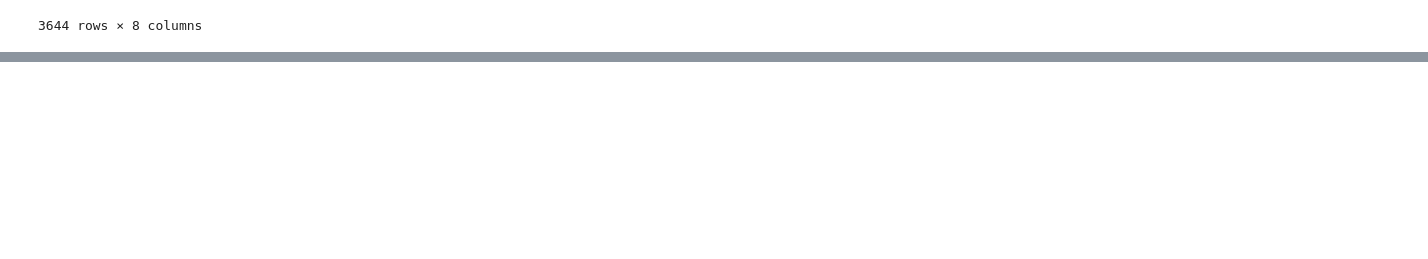
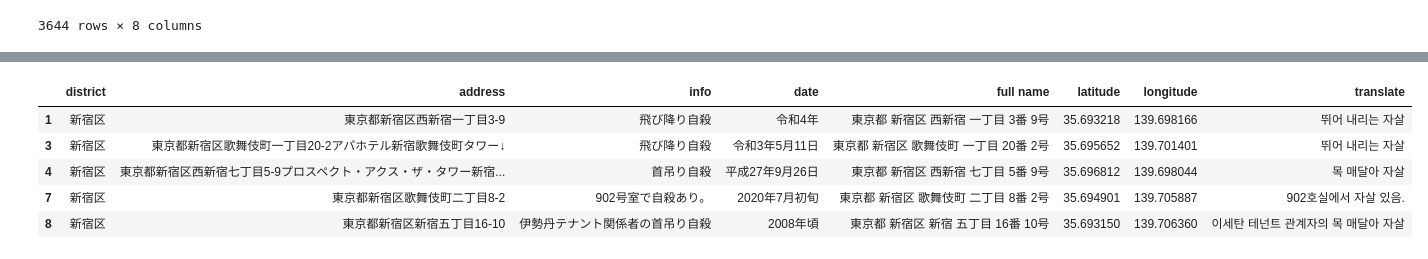
Before and after one commit to zinnie1025/AirbnbWise, a Jupyter notebook: Dataset_Processing/yunyoung/oshima_data_tagging.ipynb, the cells around one changed output, grey strips where cells are left out. Cells and saved outputs as stored; diff of their text form; code cells hidden in the pictures; blank space fills up the shorter version.

```diff
--- a/Dataset_Processing/yunyoung/oshima_data_tagging.ipynb
+++ b/Dataset_Processing/yunyoung/oshima_data_tagging.ipynb
@@ -544,0 +599,9 @@ df_unique
+# %%
+oshima_fix[oshima_fix['info'].str.contains('自殺')].head()
+# %% [output]
+|  | district | address | info | date | full name | latitude | longitude | translate |
+| 1 | 新宿区 | 東京都新宿区西新宿一丁目3-9 | 飛び降り自殺 | 令和4年 | 東京都 新宿区 西新宿 一丁目 3番 9号 | 35.693218 | 139.698166 | 뛰어 내리는 자살 |
+| 3 | 新宿区 | 東京都新宿区歌舞伎町一丁目20-2アパホテル新宿歌舞伎町タワー↓ | 飛び降り自殺 | 令和3年5月11日 | 東京都 新宿区 歌舞伎町 一丁目 20番 2号 | 35.695652 | 139.701401 | 뛰어 내리는 자살 |
+| 4 | 新宿区 | 東京都新宿区西新宿七丁目5-9プロスペクト・アクス・ザ・タワー新宿... | 首吊り自殺 | 平成27年9月26日 | 東京都 新宿区 西新宿 七丁目 5番 9号 | 35.696812 | 139.698044 | 목 매달아 자살 |
+| 7 | 新宿区 | 東京都新宿区歌舞伎町二丁目8-2 | 902号室で自殺あり。 | 2020年7月初旬 | 東京都 新宿区 歌舞伎町 二丁目 8番 2号 | 35.694901 | 139.705887 | 902호실에서 자살 있음. |
+| 8 | 新宿区 | 東京都新宿区新宿五丁目16-10 | 伊勢丹テナント関係者の首吊り自殺 | 2008年頃 | 東京都 新宿区 新宿 五丁目 16番 10号 | 35.693150 | 139.706360 | 이세탄 테넌트 관계자의 목 매달아 자살 |
```
Also changed, not shown: parts of 80 cells of this notebook.
